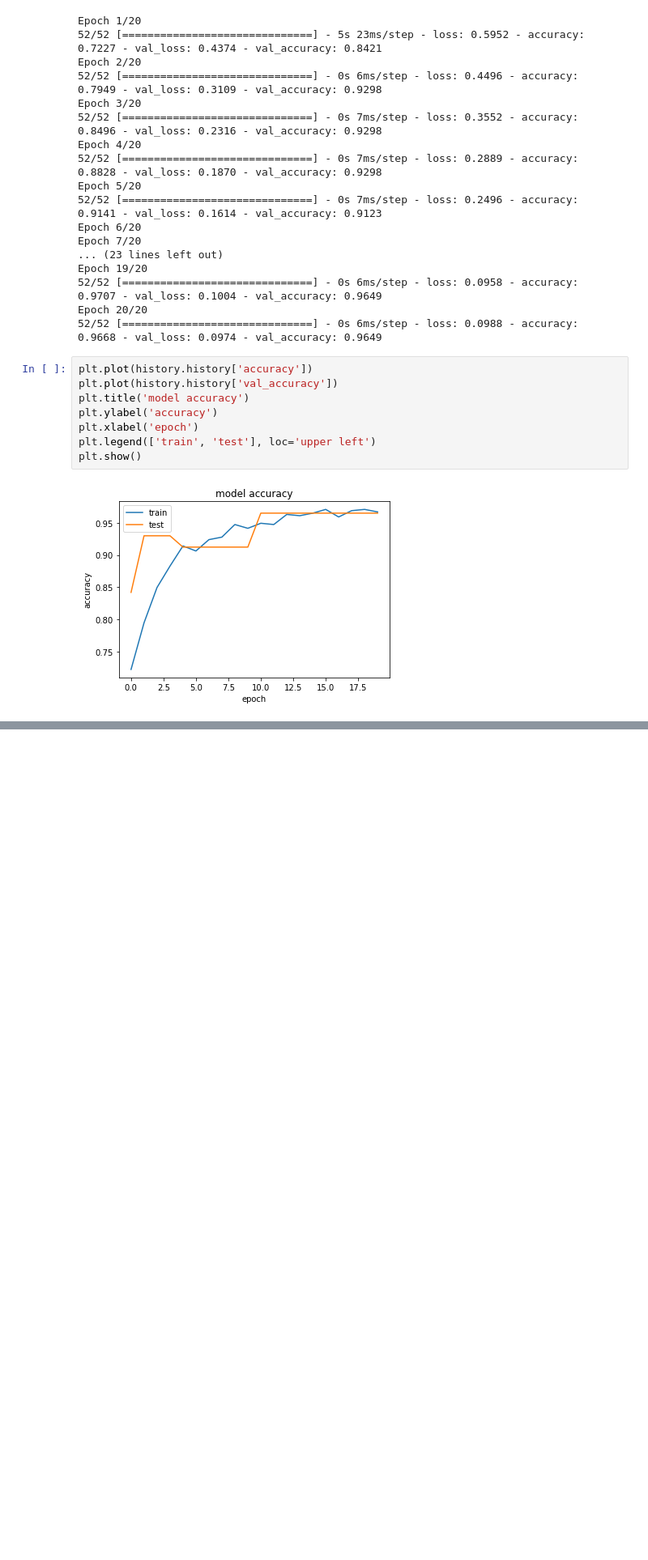
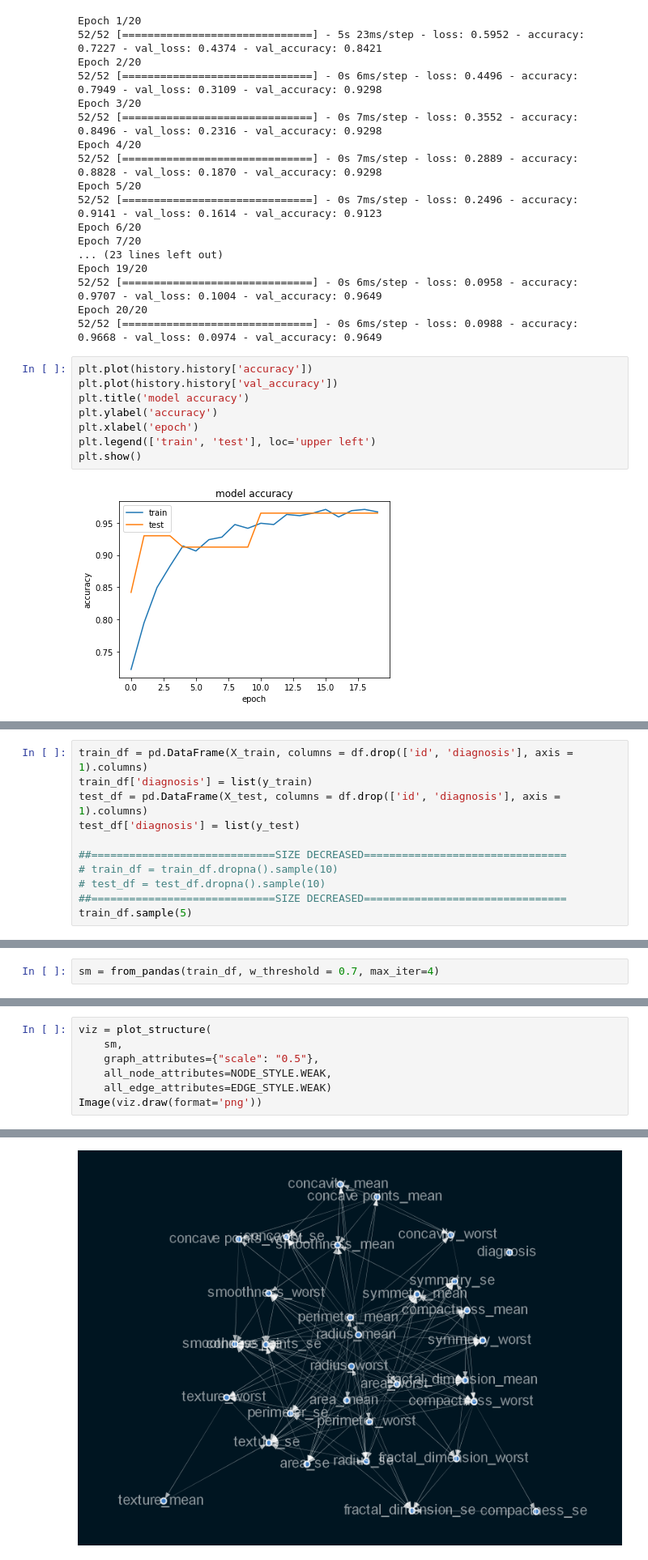
Before and after one commit to Causal-Inference-on-Breast-cancer/Causualty, a Jupyter notebook: notebooks/Data Exploration.ipynb, the cells around one changed output, grey strips where cells are left out. Shown at 81% size. Saved outputs shown, nothing was run; the diff lists cells and outputs as text; blank space fills up the shorter version.

```diff
--- a/notebooks/Data Exploration.ipynb
+++ b/notebooks/Data Exploration.ipynb
@@ -274,0 +281,11 @@ plt.show()
+# %%
+train_df = pd.DataFrame(X_train, columns = df.drop(['id', 'diagnosis'], axis = 1).columns)
+train_df['diagnosis'] = list(y_train)
+test_df = pd.DataFrame(X_test, columns = df.drop(['id', 'diagnosis'], axis = 1).columns)
+test_df['diagnosis'] = list(y_test)
+
+##=============================SIZE DECREASED================================
+# train_df = train_df.dropna().sample(10)
+# test_df = test_df.dropna().sample(10)
+##=============================SIZE DECREASED================================
+train_df.sample(5)
@@ -274,0 +300,2 @@ plt.show()
+# %%
+sm = from_pandas(train_df, w_threshold = 0.7, max_iter=4)
@@ -274,0 +304,8 @@ plt.show()
+# %%
+viz = plot_structure(
+    sm,
+    graph_attributes={"scale": "0.5"},
+    all_node_attributes=NODE_STYLE.WEAK,
+    all_edge_attributes=EDGE_STYLE.WEAK)
+Image(viz.draw(format='png'))
+# %% [output]
@@ -274,0 +329 @@ plt.show()
+[figure, added]
```
Also changed, not shown: parts of 30 cells of this notebook.
